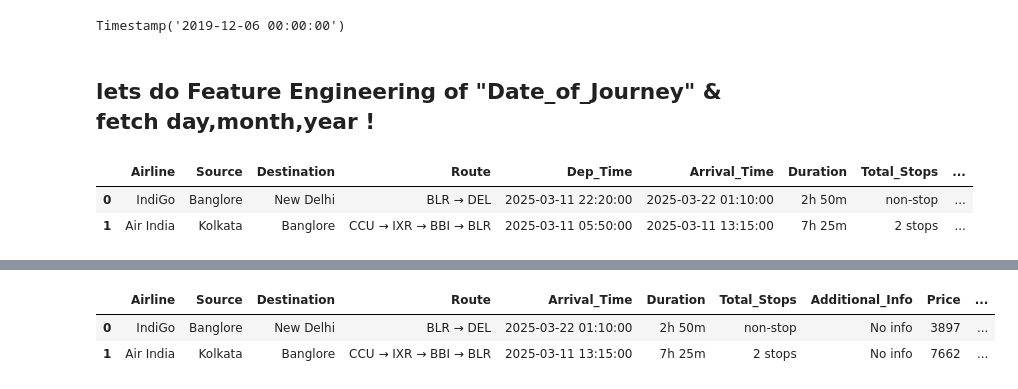
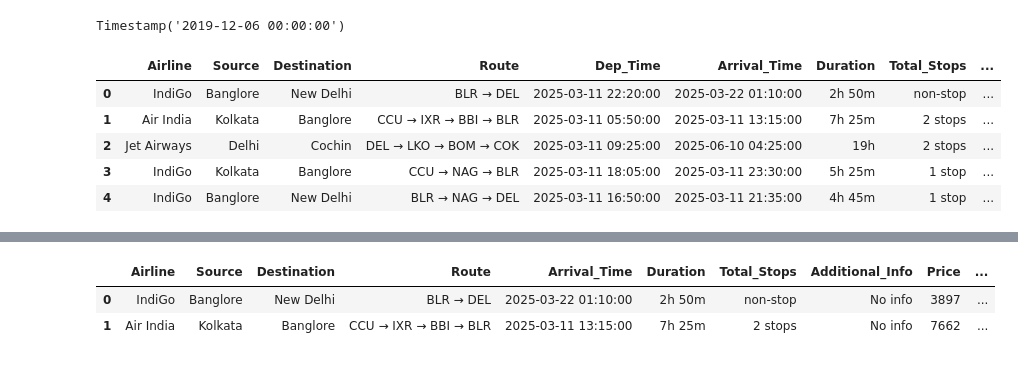
Before and after one commit to ramanuj-sharma/flight_ticket_price_prediction, a Jupyter notebook: flight_ticket_price_prediction.ipynb, the cells around one changed output, grey strips where cells are left out. Drawn from its saved outputs; the diff is of its cells as text; code cells hidden in the pictures.

```diff
--- a/flight_ticket_price_prediction.ipynb
+++ b/flight_ticket_price_prediction.ipynb
@@ -165,6 +155,4 @@ Timestamp('2019-01-03 00:00:00')
 data['Date_of_Journey'].max()
 # %% [output]
 Timestamp('2019-12-06 00:00:00')
-# %% [markdown]
-## lets do Feature Engineering of "Date_of_Journey" & fetch day,month,year !
 # %%
@@ -174,9 +169,12 @@ data['Journey_Year'] = data['Date_of_Journey'].dt.year
 # %%
 data.drop('Date_of_Journey',axis=1,inplace=True)
 # %%
-data.head(2)
+data.head()
 # %% [output]
 |  | Airline | Source | Destination | Route | Dep_Time | Arrival_Time | Duration | Total_Stops | ... |
 | 0 | IndiGo | Banglore | New Delhi | BLR → DEL | 2025-03-11 22:20:00 | 2025-03-22 01:10:00 | 2h 50m | non-stop | ... |
 | 1 | Air India | Kolkata | Banglore | CCU → IXR → BBI → BLR | 2025-03-11 05:50:00 | 2025-03-11 13:15:00 | 7h 25m | 2 stops | ... |
+| 2 | Jet Airways | Delhi | Cochin | DEL → LKO → BOM → COK | 2025-03-11 09:25:00 | 2025-06-10 04:25:00 | 19h | 2 stops | ... |
+| 3 | IndiGo | Kolkata | Banglore | CCU → NAG → BLR | 2025-03-11 18:05:00 | 2025-03-11 23:30:00 | 5h 25m | 1 stop | ... |
+| 4 | IndiGo | Banglore | New Delhi | BLR → NAG → DEL | 2025-03-11 16:50:00 | 2025-03-11 21:35:00 | 4h 45m | 1 stop | ... |
 # %% [markdown]
```
Also changed, not shown: parts of 113 cells of this notebook, 3 other files.
